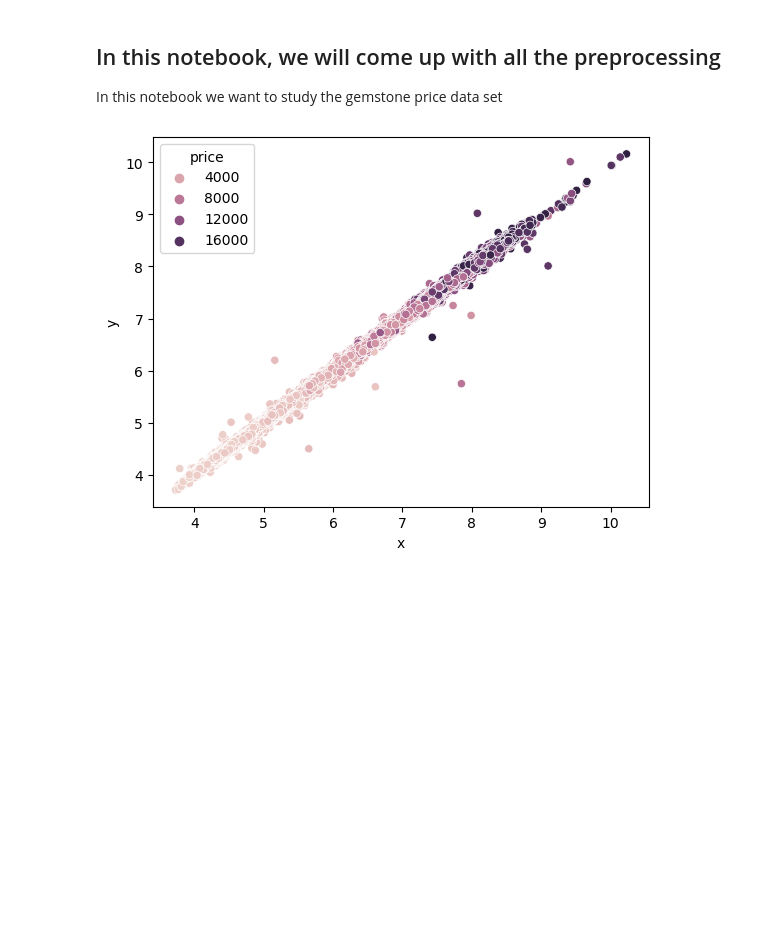
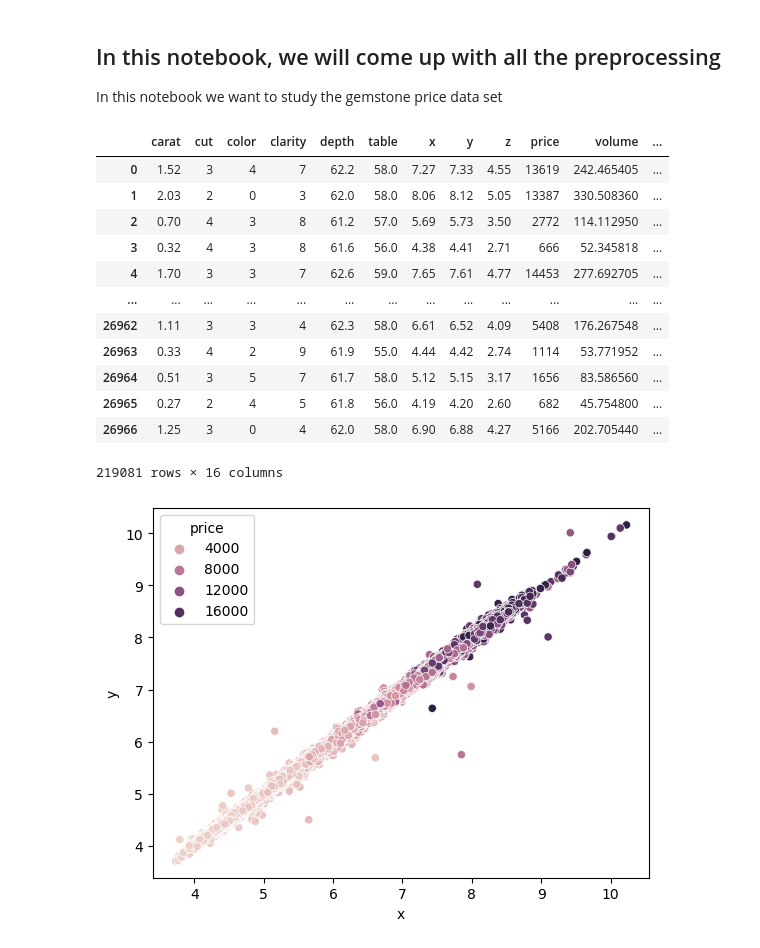
Before and after one commit to mikeal888/kaggle, a Jupyter notebook: playground-series-s3e8/Gemstone_data_investigation.ipynb, the cells around one changed output. Cells and saved outputs as stored; diff of their text form; code cells hidden in the pictures; blank space fills up the shorter version.

```diff
--- a/playground-series-s3e8/Gemstone_data_investigation.ipynb
+++ b/playground-series-s3e8/Gemstone_data_investigation.ipynb
@@ -67,6 +67,22 @@ train_df.drop(train_df[(train_df['density'] > 0.01)].index, inplace=True)
 
 # Depth to table ration
 train_df.drop(train_df[(train_df['depth_to_table_ratio'] < 0.25)].index, inplace=True)
+# %%
+train_df
+# %% [output]
+|  | carat | cut | color | clarity | depth | table | x | y | z | price | volume | ... |
+| 0 | 1.52 | 3 | 4 | 7 | 62.2 | 58.0 | 7.27 | 7.33 | 4.55 | 13619 | 242.465405 | ... |
+| 1 | 2.03 | 2 | 0 | 3 | 62.0 | 58.0 | 8.06 | 8.12 | 5.05 | 13387 | 330.508360 | ... |
+| 2 | 0.70 | 4 | 3 | 8 | 61.2 | 57.0 | 5.69 | 5.73 | 3.50 | 2772 | 114.112950 | ... |
+| 3 | 0.32 | 4 | 3 | 8 | 61.6 | 56.0 | 4.38 | 4.41 | 2.71 | 666 | 52.345818 | ... |
+| 4 | 1.70 | 3 | 3 | 7 | 62.6 | 59.0 | 7.65 | 7.61 | 4.77 | 14453 | 277.692705 | ... |
+| ... | ... | ... | ... | ... | ... | ... | ... | ... | ... | ... | ... | ... |
+| 26962 | 1.11 | 3 | 3 | 4 | 62.3 | 58.0 | 6.61 | 6.52 | 4.09 | 5408 | 176.267548 | ... |
+| 26963 | 0.33 | 4 | 2 | 9 | 61.9 | 55.0 | 4.44 | 4.42 | 2.74 | 1114 | 53.771952 | ... |
+| 26964 | 0.51 | 3 | 5 | 7 | 61.7 | 58.0 | 5.12 | 5.15 | 3.17 | 1656 | 83.586560 | ... |
+| 26965 | 0.27 | 2 | 4 | 5 | 61.8 | 56.0 | 4.19 | 4.20 | 2.60 | 682 | 45.754800 | ... |
+| 26966 | 1.25 | 3 | 0 | 4 | 62.0 | 58.0 | 6.90 | 6.88 | 4.27 | 5166 | 202.705440 | ... |
+219081 rows × 16 columns
 # %%
 # Make a scatter plot of training data with x and y with price a hue
 sns.scatterplot(x='x', y='y', hue='price', data=train_df)
```
Also changed, not shown: parts of 7 cells of this notebook, 5 other files.
